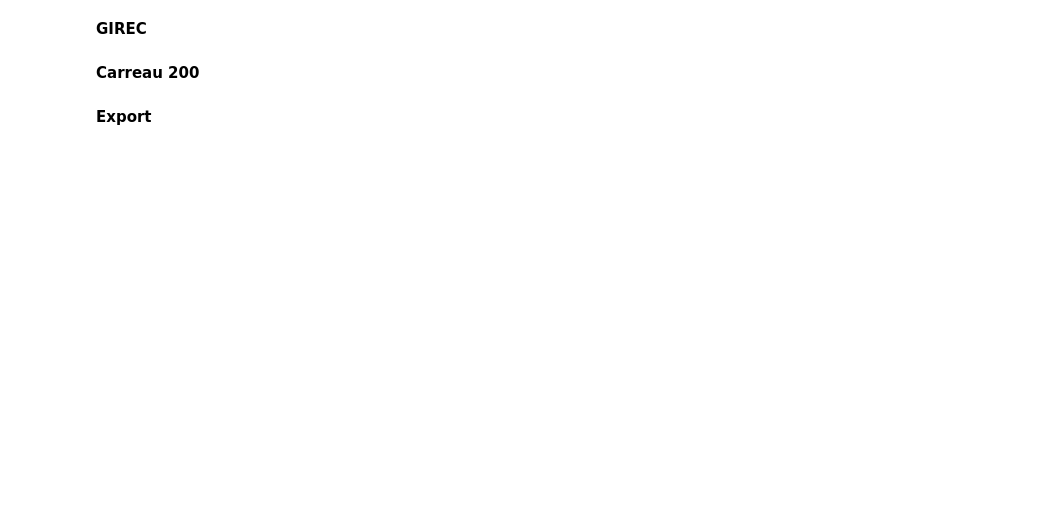
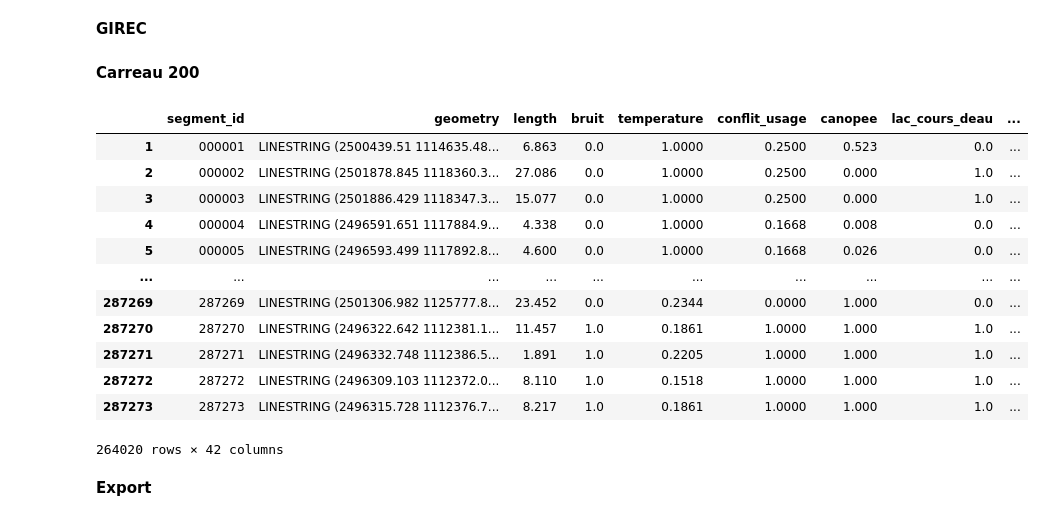
Before and after one commit to action-situee/projet-index-walk-bike-ge-gg, a Jupyter notebook: Notebook/Step 3/3_2_Agregated_index.ipynb, the cells around one changed output. Saved outputs shown, nothing was run; the diff lists cells and outputs as text; code cells hidden in the pictures; blank space fills up the shorter version.

```diff
--- a/Notebook/Step 3/3_2_Agregated_index.ipynb
+++ b/Notebook/Step 3/3_2_Agregated_index.ipynb
@@ -44,6 +48,22 @@ zones_girec = zones_girec.merge(girec_stats, on="OBJECTID", how="left")
 zones_girec = zones_girec.dropna(subset=["indice_marchabilite"])
 # %% [markdown]
 **Carreau 200**
+# %%
+segments_carreau
+# %% [output]
+|  | segment_id | geometry | length | bruit | temperature | conflit_usage | canopee | lac_cours_deau | ... |
+| 1 | 000001 | LINESTRING (2500439.51 1114635.48... | 6.863 | 0.0 | 1.0000 | 0.2500 | 0.523 | 0.0 | ... |
+| 2 | 000002 | LINESTRING (2501878.845 1118360.3... | 27.086 | 0.0 | 1.0000 | 0.2500 | 0.000 | 1.0 | ... |
+| 3 | 000003 | LINESTRING (2501886.429 1118347.3... | 15.077 | 0.0 | 1.0000 | 0.2500 | 0.000 | 1.0 | ... |
+| 4 | 000004 | LINESTRING (2496591.651 1117884.9... | 4.338 | 0.0 | 1.0000 | 0.1668 | 0.008 | 0.0 | ... |
+| 5 | 000005 | LINESTRING (2496593.499 1117892.8... | 4.600 | 0.0 | 1.0000 | 0.1668 | 0.026 | 0.0 | ... |
+| ... | ... | ... | ... | ... | ... | ... | ... | ... | ... |
+| 287269 | 287269 | LINESTRING (2501306.982 1125777.8... | 23.452 | 0.0 | 0.2344 | 0.0000 | 1.000 | 0.0 | ... |
+| 287270 | 287270 | LINESTRING (2496322.642 1112381.1... | 11.457 | 1.0 | 0.1861 | 1.0000 | 1.000 | 1.0 | ... |
+| 287271 | 287271 | LINESTRING (2496332.748 1112386.5... | 1.891 | 1.0 | 0.2205 | 1.0000 | 1.000 | 1.0 | ... |
+| 287272 | 287272 | LINESTRING (2496309.103 1112372.0... | 8.110 | 1.0 | 0.1518 | 1.0000 | 1.000 | 1.0 | ... |
+| 287273 | 287273 | LINESTRING (2496315.728 1112376.7... | 8.217 | 1.0 | 0.1861 | 1.0000 | 1.000 | 1.0 | ... |
+264020 rows × 42 columns
 # %%
 # Spatial join: assign each segment to a carreau (grid cell)
 segments_carreau = gpd.sjoin(index_walkability, agglo_carreau, how="inner", predicate="within")
```
Also changed, not shown: parts of 3 cells of this notebook, 21 other files.
